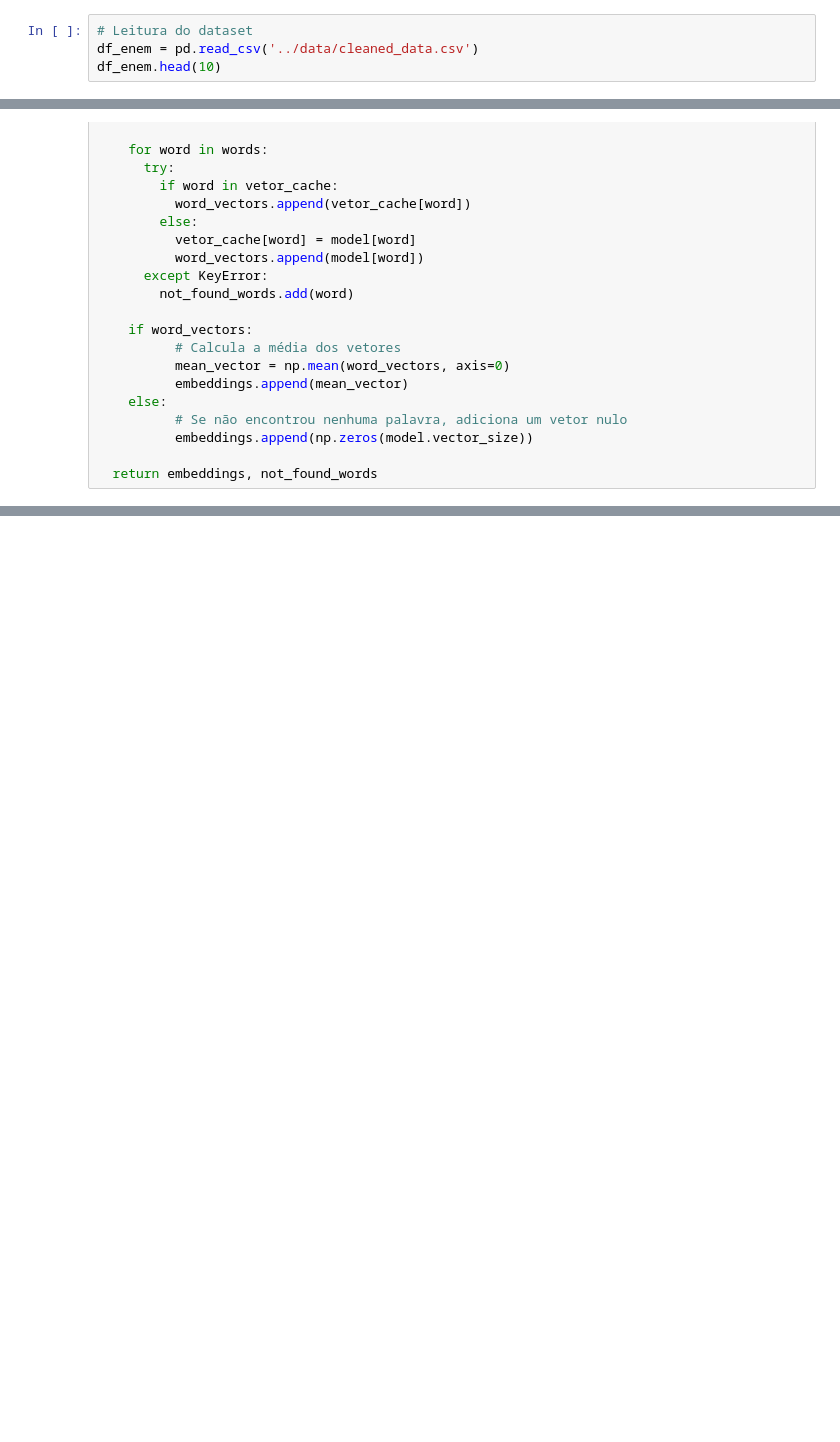
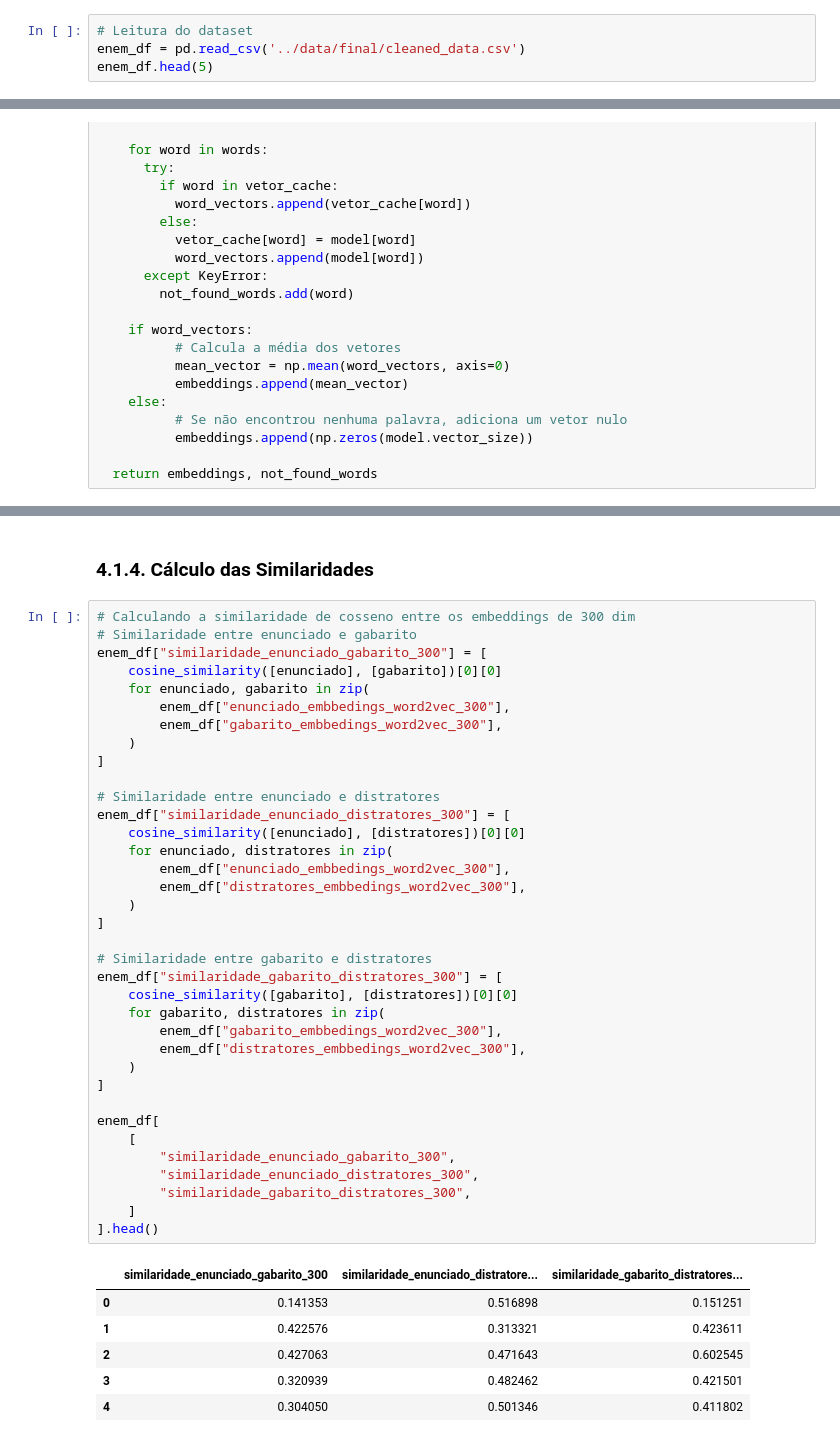
Before and after one commit to ciziks/enem-embbedings-social-questions, a Jupyter notebook: notebooks/4. Tokenização.ipynb, the cells around one changed output, grey strips where cells are left out. Saved outputs shown, nothing was run; the diff lists cells and outputs as text; blank space fills up the shorter version.

Commit message:
Cálculo das Similaridades + Organização dos Notebooks de Tokenização e Regressão

```diff
--- a/notebooks/4. Tokenização.ipynb
+++ b/notebooks/4. Tokenização.ipynb
@@ -12,7 +11,7 @@ from gensim.models import KeyedVectors
 # %%
 # Leitura do dataset
-df_enem = pd.read_csv('../data/cleaned_data.csv')
-df_enem.head(10)
+enem_df = pd.read_csv('../data/final/cleaned_data.csv')
+enem_df.head(5)
 # %% [output]
 |  | numero_questao | gabarito | NU_PARAM_A | nu_param_B | NU_PARAM_C | ANO | enunciado | alternativas | ... |
 | 0 | 1 | C | 3.43894 | 0.97831 | 0.10855 | 2017 | No império africano do Mali, no s... | A: isolamento geográﬁco do Saara ... | ... |
@@ -183,0 +94,45 @@ df_enem_100.to_pickle('../data/final/enem_data_embeddings_100.pkl')
+# %% [markdown]
+### 4.1.4. Cálculo das Similaridades
+# %%
+# Calculando a similaridade de cosseno entre os embeddings de 300 dim
+# Similaridade entre enunciado e gabarito
+enem_df["similaridade_enunciado_gabarito_300"] = [
+    cosine_similarity([enunciado], [gabarito])[0][0]
+    for enunciado, gabarito in zip(
+        enem_df["enunciado_embbedings_word2vec_300"],
+        enem_df["gabarito_embbedings_word2vec_300"],
+    )
+]
+
+# Similaridade entre enunciado e distratores
+enem_df["similaridade_enunciado_distratores_300"] = [
+    cosine_similarity([enunciado], [distratores])[0][0]
+    for enunciado, distratores in zip(
+        enem_df["enunciado_embbedings_word2vec_300"],
+        enem_df["distratores_embbedings_word2vec_300"],
+    )
+]
+
+# Similaridade entre gabarito e distratores
+enem_df["similaridade_gabarito_distratores_300"] = [
+    cosine_similarity([gabarito], [distratores])[0][0]
+    for gabarito, distratores in zip(
+        enem_df["gabarito_embbedings_word2vec_300"],
+        enem_df["distratores_embbedings_word2vec_300"],
+    )
+]
+
+enem_df[
+    [
+        "similaridade_enunciado_gabarito_300",
+        "similaridade_enunciado_distratores_300",
+        "similaridade_gabarito_distratores_300",
+    ]
+].head()
+# %% [output]
+|  | similaridade_enunciado_gabarito_300 | similaridade_enunciado_distratore... | similaridade_gabarito_distratores... |
+| 0 | 0.141353 | 0.516898 | 0.151251 |
+| 1 | 0.422576 | 0.313321 | 0.423611 |
+| 2 | 0.427063 | 0.471643 | 0.602545 |
+| 3 | 0.320939 | 0.482462 | 0.421501 |
+| 4 | 0.304050 | 0.501346 | 0.411802 |
```
Also changed, not shown: parts of 71 cells of this notebook, 16 other files.
